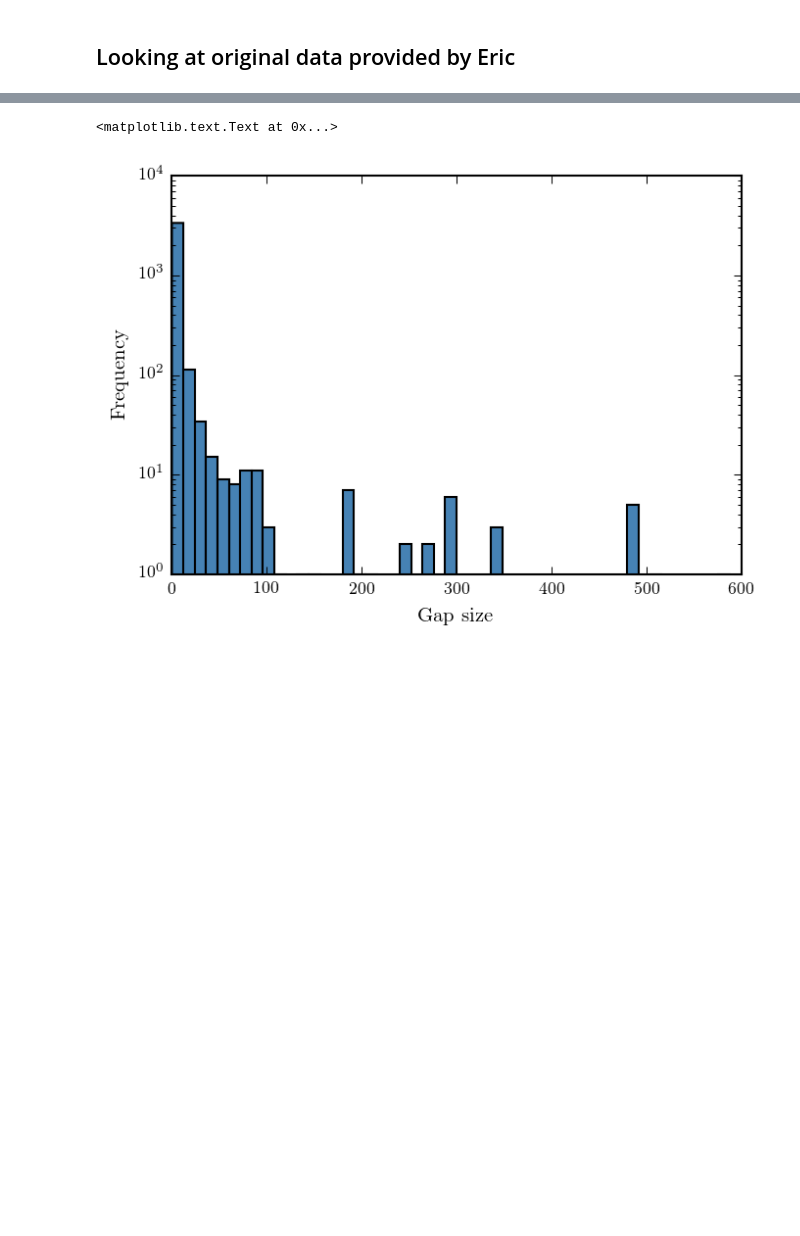
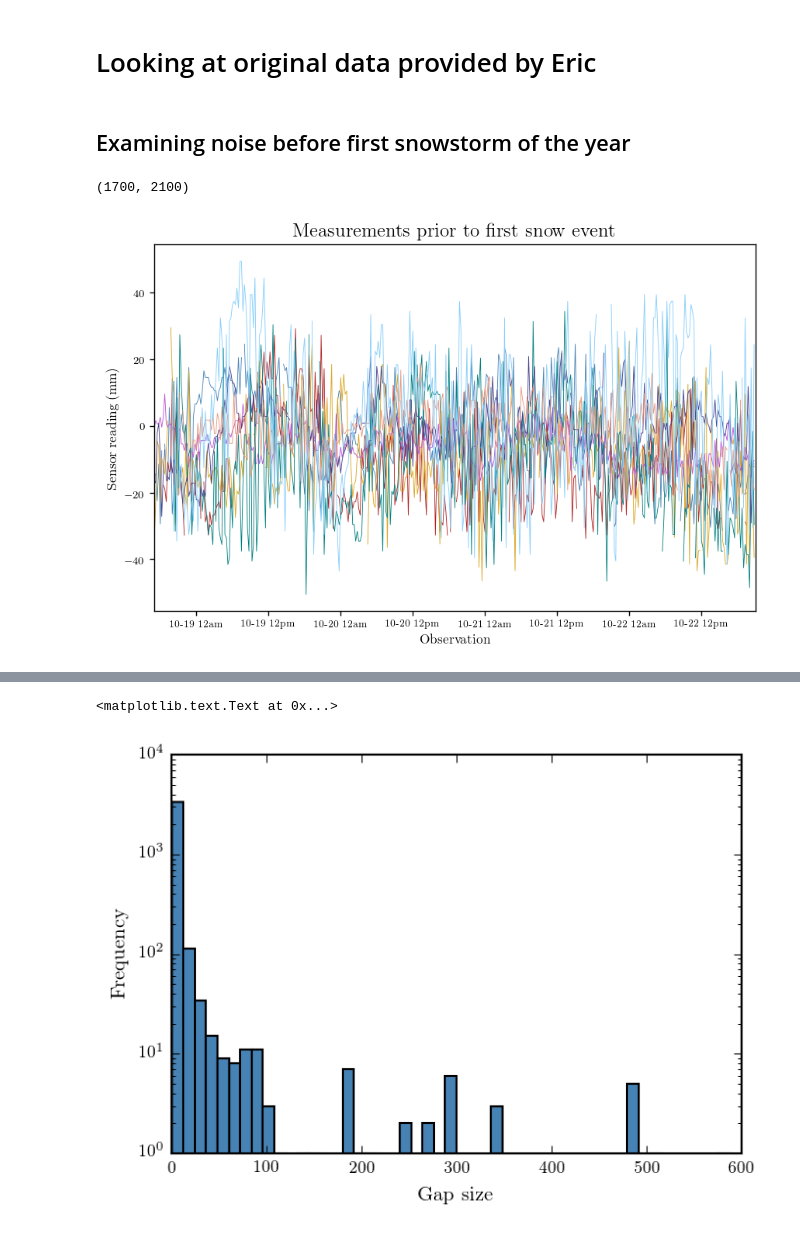
Before and after one commit to adam-coogan/snow_data_cleaning, a Jupyter notebook: scripts/DataExplorations.ipynb, the cells around one changed output, grey strips where cells are left out. Cells and saved outputs as stored; diff of their text form; code cells hidden in the pictures; blank space fills up the shorter version.

Commit message:
Examined data just before season's first snowstorm

```diff
--- a/scripts/DataExplorations.ipynb
+++ b/scripts/DataExplorations.ipynb
@@ -10,5 +50,5 @@ colors = 2*[c["color"] for c in plt.rcParams["axes.prop_cycle"]]
 # %% [markdown]
-## Looking at original data provided by Eric
+# Looking at original data provided by Eric
 # %%
 df_cleaned = loadAndClean("../output/site_1_cleaned_T.csv", toDrop=['snowdepth_2', 'snowdepth_10', 'Unnamed: 0', 'Unnamed: 0.1', 'datetime'])
 for i in range(1, 11):
@@ -23,3 +65,23 @@ tempData = df_temp.values
 dateTimes = pd.read_csv("../output/site_1_cleaned_T.csv").drop(['Unnamed: 0', 'Unnamed: 0.1']
                                                                + ["snowdepth_%i"%i for i in range(1, 11)]
                                                                + ["temperature_%i"%i for i in range(1, 11)], axis=1).values.flatten()
+# %% [markdown]
+## Examining noise before first snowstorm of the year
+# %%
+ti_summer = 1700
+tf_summer = 2100
+# %%
+plt.figure(figsize=(8, 5))
+plt.plot(range(ti_summer, tf_summer), fullData[ti_summer:tf_summer, :], linewidth=0.5)
+
+plt.title("Measurements prior to first snow event")
+plt.xlabel("Observation")
+plt.ylabel("Sensor reading (mm)")
+
+# Ticks at midnight and noon
+xticks, xlabels = getMidnightNoonIdx(dateTimes, ti_summer, tf_summer)
+plt.xticks(xticks, xlabels, fontsize=7)
+plt.xlim(ti_summer, tf_summer)
+# %% [output]
+(1700, 2100)
+[figure, added]
```
Also changed, not shown: parts of 11 cells of this notebook.
